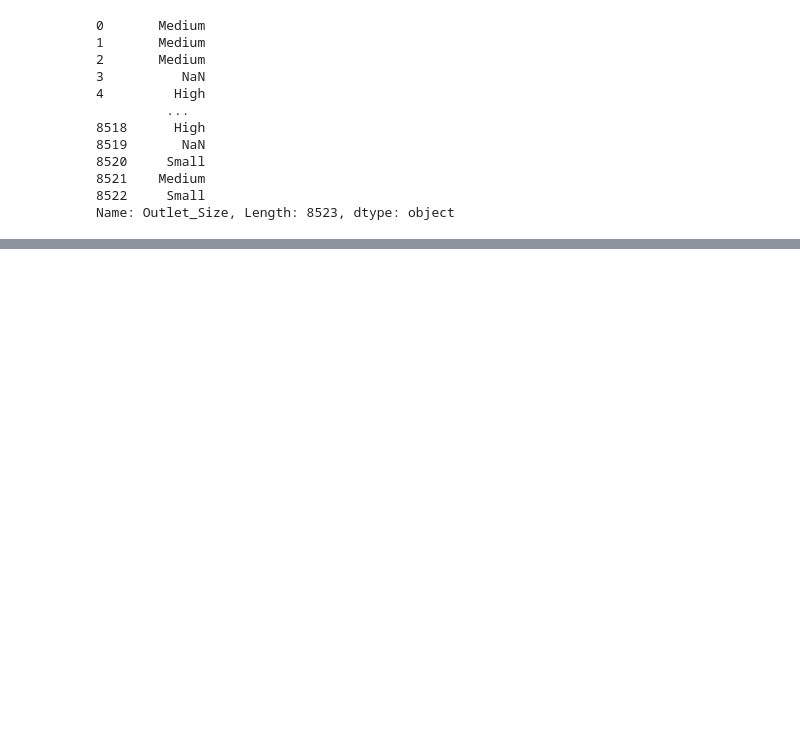
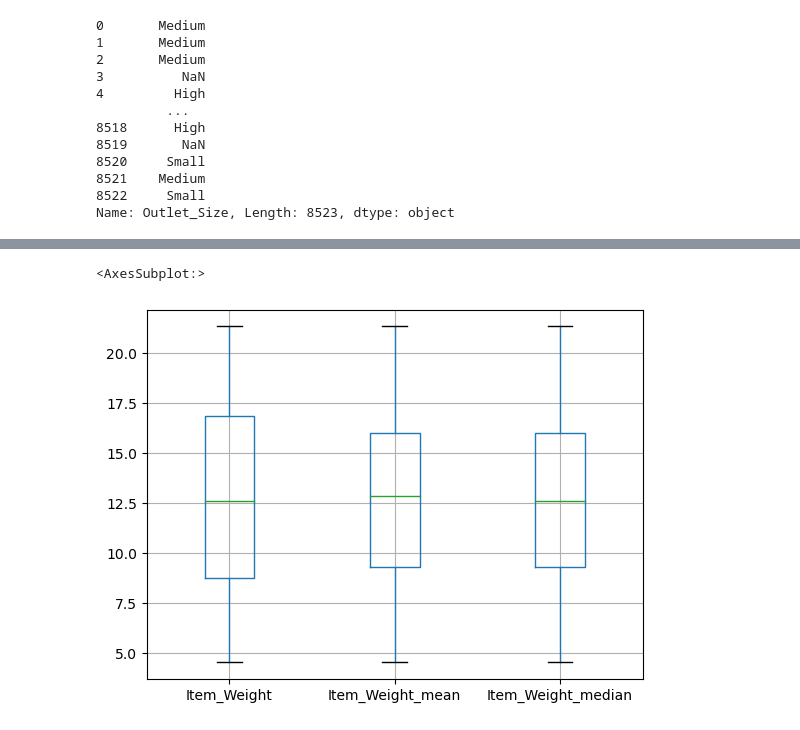
Before and after one commit to ashokrawatt/Sales-prediction, a Jupyter notebook: prediction.ipynb, the cells around one changed output, grey strips where cells are left out. Saved outputs shown, nothing was run; the diff lists cells and outputs as text; code cells hidden in the pictures; blank space fills up the shorter version.

```diff
--- a/prediction.ipynb
+++ b/prediction.ipynb
@@ -115,0 +152,5 @@ Name: Outlet_Size, Length: 8523, dtype: object
+# %%
+data[['Item_Weight','Item_Weight_mean','Item_Weight_median']].boxplot()
+# %% [output]
+<AxesSubplot:>
+[figure, added]
```
Also changed, not shown: parts of 9 cells of this notebook.
